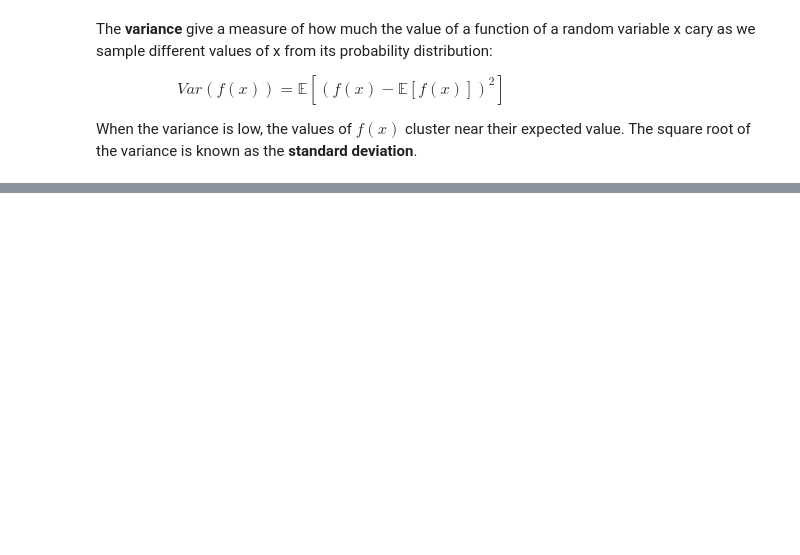
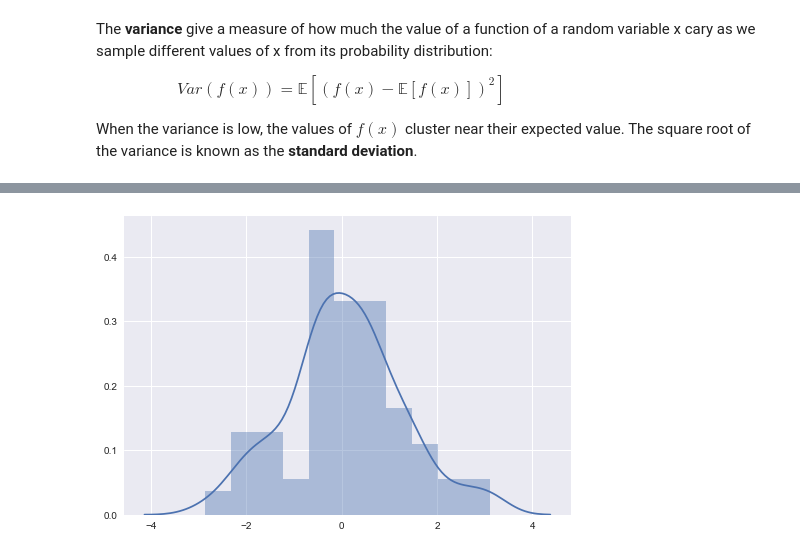
Before and after one commit to ninkle/deep-learning-book, a Jupyter notebook: ch3-probability-and-information-theory.ipynb, the cells around one changed output, grey strips where cells are left out. Saved outputs shown, nothing was run; the diff lists cells and outputs as text; code cells hidden in the pictures; blank space fills up the shorter version.

```diff
--- a/ch3-probability-and-information-theory.ipynb
+++ b/ch3-probability-and-information-theory.ipynb
@@ -127,0 +262,10 @@ When the variance is low, the values of $f(x)$ cluster near their expected value
+# %%
+# draw 100 random samples from a 0-mean normal distribution and variance of 1.5
+# as we increase size, the graph converges towards the classic bell shape
+# to increase the width of the peak, we increase variance
+# np.random.normal is parameterized by the sd, so we take the sqrt of the desired variance
+samples = np.random.normal(scale=np.sqrt(1.5), size=100)
+sns.distplot(samples)
+plt.show()
+# %% [output]
+[figure, added]
```
Also changed, not shown: parts of 18 cells of this notebook.
